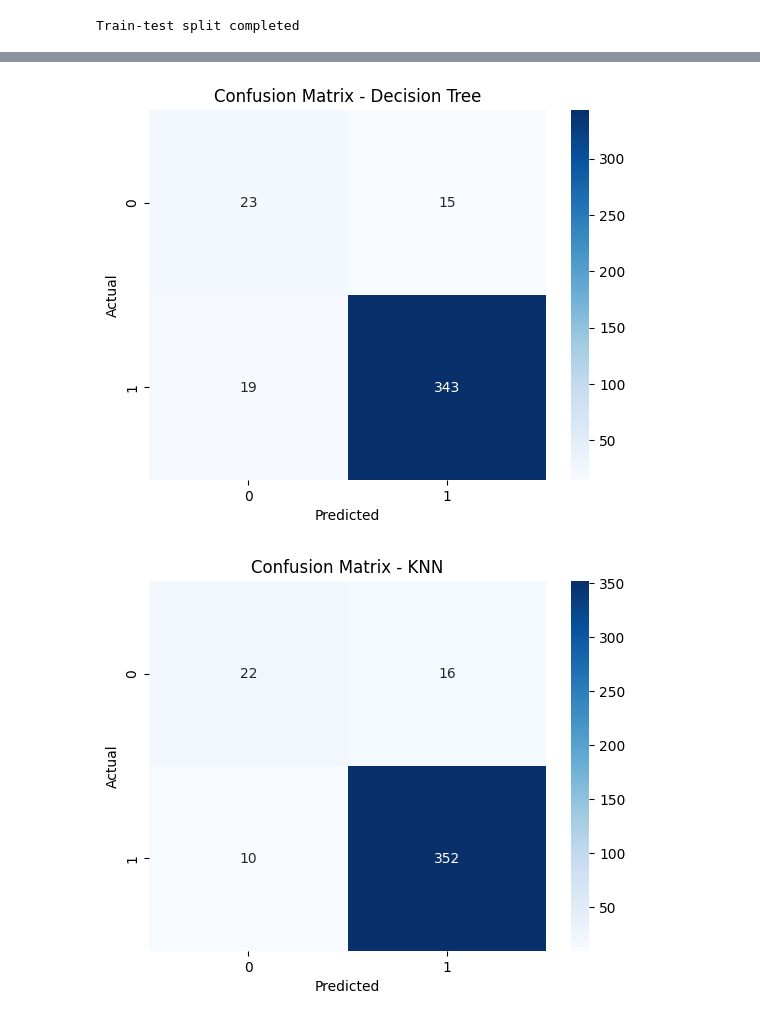
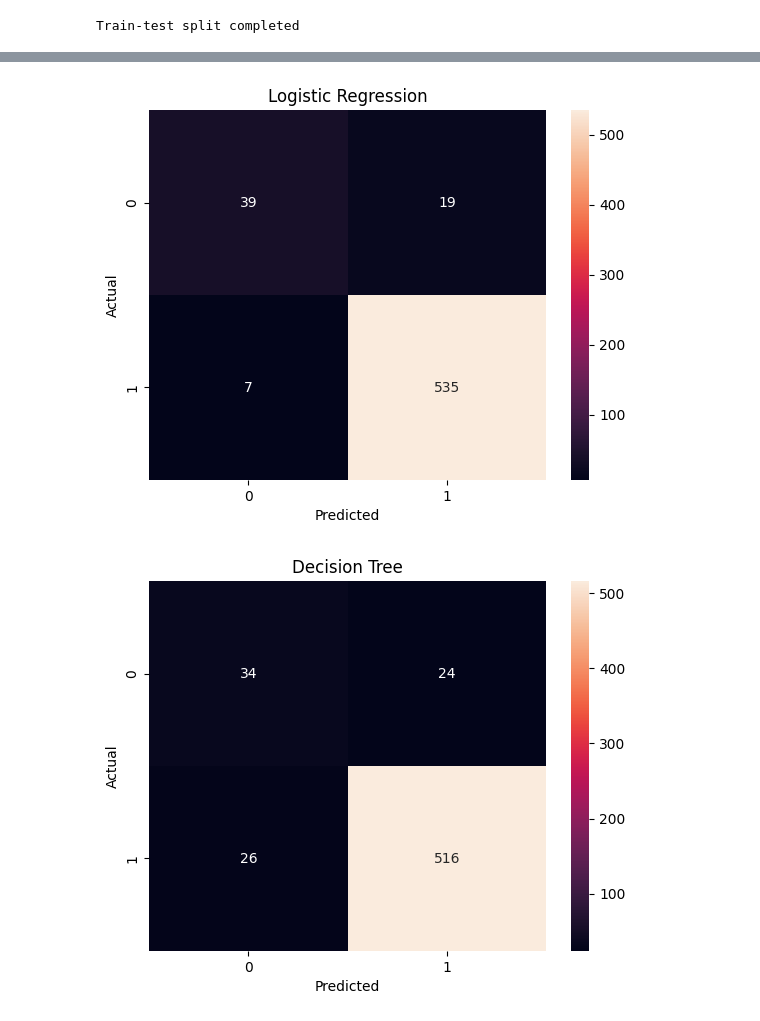
Before and after one commit to Sithumini-Anuhansi/student-pass-fail-ml, a Jupyter notebook: notebooks/ML_Task.ipynb, the cells around one changed output, grey strips where cells are left out. Drawn from its saved outputs; the diff is of its cells as text; code cells hidden in the pictures.

```diff
--- a/notebooks/ML_Task.ipynb
+++ b/notebooks/ML_Task.ipynb
@@ -95,13 +115,11 @@ print("Data normalization completed")
 # %% [output]
 Data normalization completed
 # %%
-# Import library
-from sklearn.model_selection import train_test_split
+# TRAIN TEST SPLIT (70/30)
 
-# Split dataset into 80% training and 20% testing
 X_train, X_test, y_train, y_test = train_test_split(
     X_scaled, y,
-    test_size=0.2,
+    test_size=0.3,
     random_state=42
 )
 
@@ -166,13 +176,0 @@ print(list(zip(models, accuracies)))
-# %%
-# Import libraries
-import seaborn as sns
-from sklearn.metrics import confusion_matrix
-
-# Confusion Matrix - Logistic Regression
-cm = confusion_matrix(y_test, lr_pred)
-
-sns.heatmap(cm, annot=True, fmt='d', cmap='Blues')
-plt.title("Confusion Matrix - Logistic Regression")
-plt.xlabel("Predicted")
-plt.ylabel("Actual")
-plt.show()
@@ -181,22 +177,18 @@ plt.show()
-# %%
-# Confusion Matrix - Decision Tree
-cm_dt = confusion_matrix(y_test, dt_pred)
-
-sns.heatmap(cm_dt, annot=True, fmt='d', cmap='Blues')
-plt.title("Confusion Matrix - Decision Tree")
-plt.xlabel("Predicted")
-plt.ylabel("Actual")
-plt.show()
-# %% [output]
-[figure, removed]
 # %%
-# Confusion Matrix - KNN
-cm_knn = confusion_matrix(y_test, knn_pred)
+# CONFUSION MATRICES
 
-sns.heatmap(cm_knn, annot=True, fmt='d', cmap='Blues')
-plt.title("Confusion Matrix - KNN")
-plt.xlabel("Predicted")
-plt.ylabel("Actual")
-plt.show()
+def plot_cm(y_true, y_pred, title):
+    cm = confusion_matrix(y_true, y_pred)
+    sns.heatmap(cm, annot=True, fmt='d')
+    plt.title(title)
+    plt.xlabel("Predicted")
+    plt.ylabel("Actual")
+    plt.show()
+
+plot_cm(y_test, lr_pred, "Logistic Regression")
+plot_cm(y_test, dt_pred, "Decision Tree")
+plot_cm(y_test, knn_pred, "KNN")
+plot_cm(y_test, rf_pred, "Random Forest")
 # %% [output]
-[figure, old version]
+[figure, new version]
+[figure, added]
```
Also changed, not shown: parts of 21 cells of this notebook, 16 other files.
